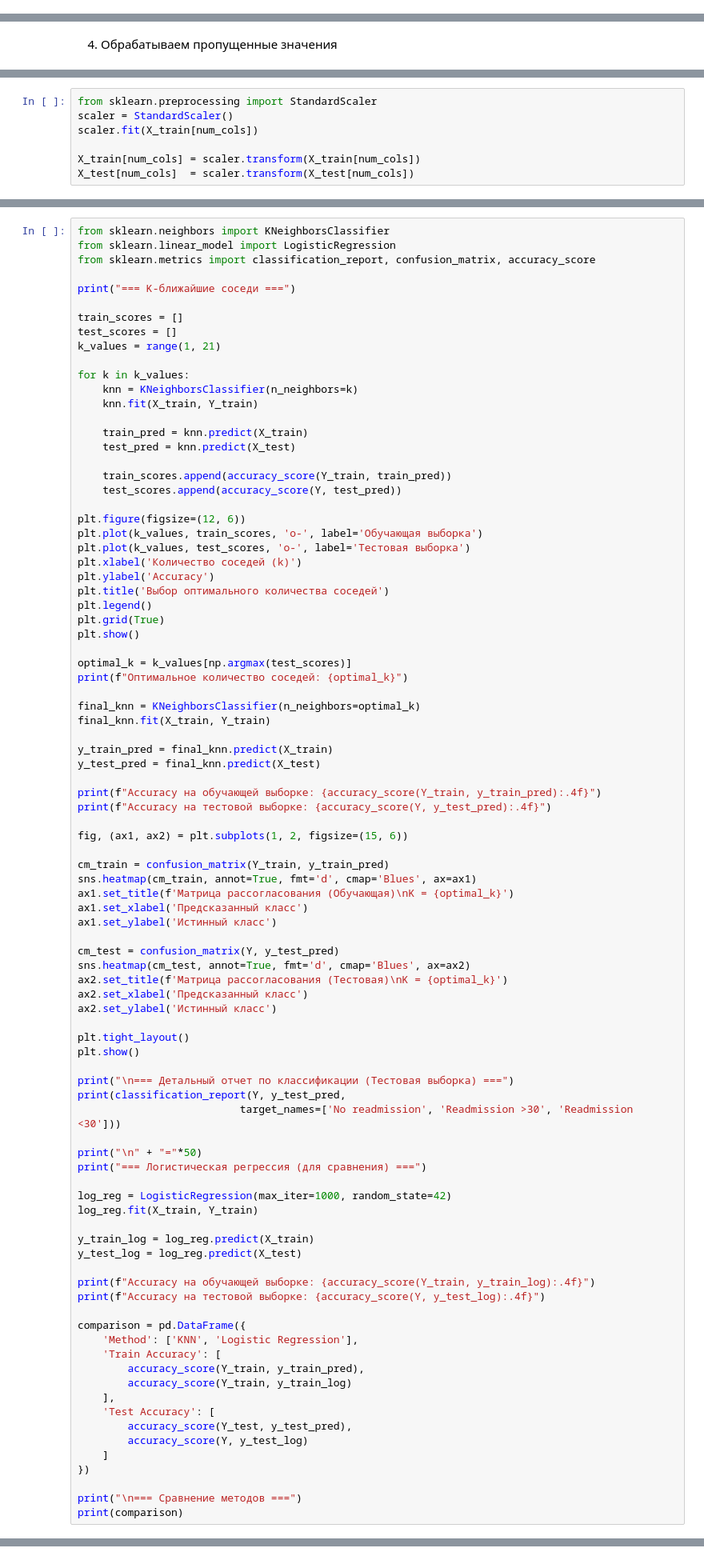
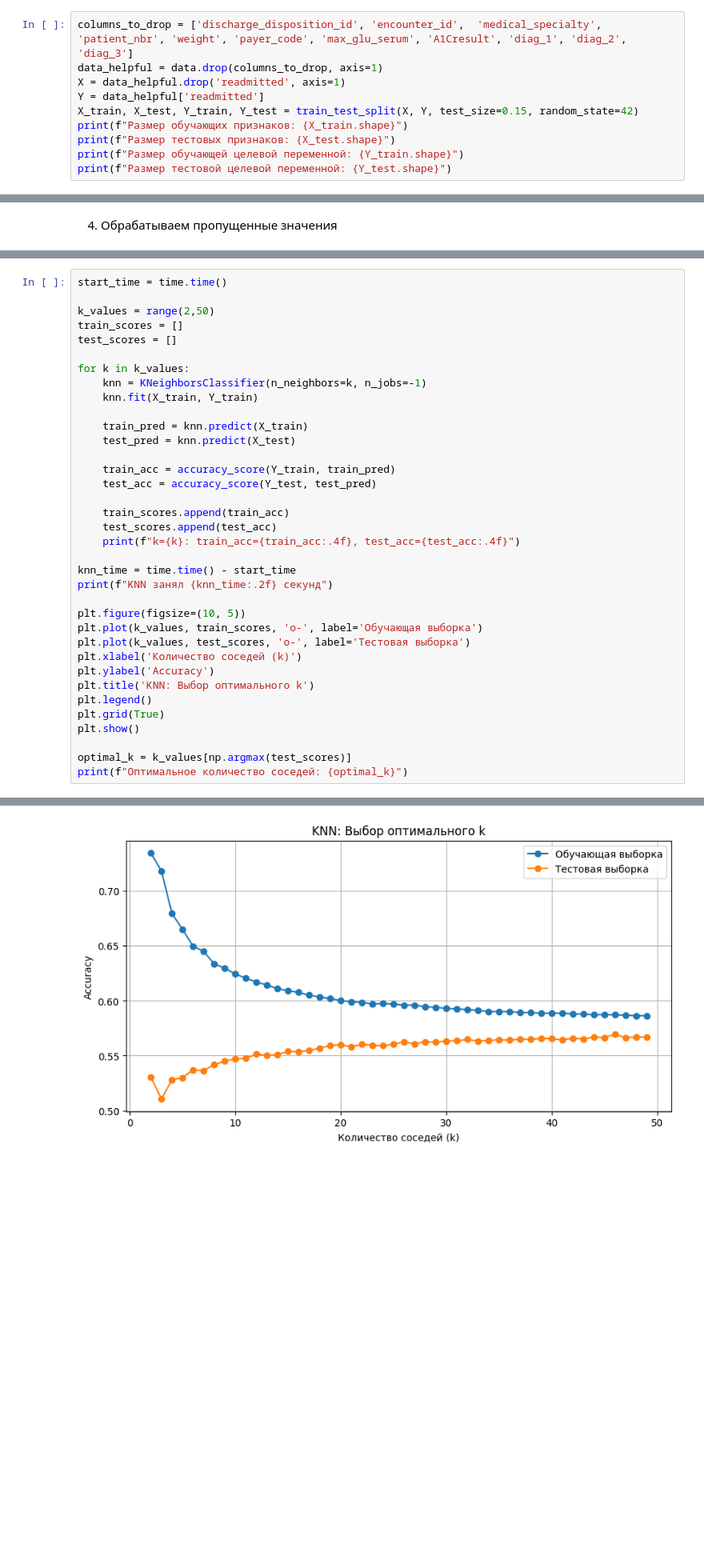
Before and after one commit to Andrew-Kop/ML_labs, a Jupyter notebook: ML_HW_1.ipynb, the cells around one changed output, grey strips where cells are left out. Shown at 80% size. Cells and saved outputs as stored; diff of their text form; blank space fills up the shorter version.

```diff
--- a/ML_HW_1.ipynb
+++ b/ML_HW_1.ipynb
@@ -149,0 +86,10 @@ Index(['race', 'gender', 'age', 'admission_type_id',
+# %%
+columns_to_drop = ['discharge_disposition_id', 'encounter_id',  'medical_specialty', 'patient_nbr', 'weight', 'payer_code', 'max_glu_serum', 'A1Cresult', 'diag_1', 'diag_2', 'diag_3']
+data_helpful = data.drop(columns_to_drop, axis=1)
+X = data_helpful.drop('readmitted', axis=1)
+Y = data_helpful['readmitted']
+X_train, X_test, Y_train, Y_test = train_test_split(X, Y, test_size=0.15, random_state=42)
+print(f"Размер обучающих признаков: {X_train.shape}")
+print(f"Размер тестовых признаков: {X_test.shape}")
+print(f"Размер обучающей целевой переменной: {Y_train.shape}")
+print(f"Размер тестовой целевой переменной: {Y_test.shape}")
@@ -464,7 +331,0 @@ print("Форма X_test:", X_test.shape)
-# %%
-from sklearn.preprocessing import StandardScaler
-scaler = StandardScaler()
-scaler.fit(X_train[num_cols])
-
-X_train[num_cols] = scaler.transform(X_train[num_cols])
-X_test[num_cols]  = scaler.transform(X_test[num_cols])
@@ -473,91 +456,37 @@ X_test[num_cols]  = scaler.transform(X_test[num_cols])
 # %%
-from sklearn.neighbors import KNeighborsClassifier
-from sklearn.linear_model import LogisticRegression
-from sklearn.metrics import classification_report, confusion_matrix, accuracy_score
+start_time = time.time()
 
-print("=== K-ближайшие соседи ===")
-
+k_values = range(2,50)
 train_scores = []
 test_scores = []
-k_values = range(1, 21)
 
 for k in k_values:
-    knn = KNeighborsClassifier(n_neighbors=k)
+    knn = KNeighborsClassifier(n_neighbors=k, n_jobs=-1)
     knn.fit(X_train, Y_train)
 
     train_pred = knn.predict(X_train)
     test_pred = knn.predict(X_test)
 
-    train_scores.append(accuracy_score(Y_train, train_pred))
-    test_scores.append(accuracy_score(Y, test_pred))
+    train_acc = accuracy_score(Y_train, train_pred)
+    test_acc = accuracy_score(Y_test, test_pred)
 
-plt.figure(figsize=(12, 6))
+    train_scores.append(train_acc)
+    test_scores.append(test_acc)
+    print(f"k={k}: train_acc={train_acc:.4f}, test_acc={test_acc:.4f}")
+
+knn_time = time.time() - start_time
+print(f"KNN занял {knn_time:.2f} секунд")
+
+plt.figure(figsize=(10, 5))
 plt.plot(k_values, train_scores, 'o-', label='Обучающая выборка')
 plt.plot(k_values, test_scores, 'o-', label='Тестовая выборка')
 plt.xlabel('Количество соседей (k)')
 plt.ylabel('Accuracy')
-plt.title('Выбор оптимального количества соседей')
+plt.title('KNN: Выбор оптимального k')
 plt.legend()
 plt.grid(True)
 plt.show()
 
 optimal_k = k_values[np.argmax(test_scores)]
 print(f"Оптимальное количество соседей: {optimal_k}")
-
-final_knn = KNeighborsClassifier(n_neighbors=optimal_k)
-final_knn.fit(X_train, Y_train)
-
-y_train_pred = final_knn.predict(X_train)
-y_test_pred = final_knn.predict(X_test)
-
-print(f"Accuracy на обучающей выборке: {accuracy_score(Y_train, y_train_pred):.4f}")
-print(f"Accuracy на тестовой выборке: {accuracy_score(Y, y_test_pred):.4f}")
-
-fig, (ax1, ax2) = plt.subplots(1, 2, figsize=(15, 6))
-
-cm_train = confusion_matrix(Y_train, y_train_pred)
-sns.heatmap(cm_train, annot=True, fmt='d', cmap='Blues', ax=ax1)
-ax1.set_title(f'Матрица рассогласования (Обучающая)\nK = {optimal_k}')
-ax1.set_xlabel('Предсказанный класс')
-ax1.set_ylabel('Истинный класс')
-
-cm_test = confusion_matrix(Y, y_test_pred)
-sns.heatmap(cm_test, annot=True, fmt='d', cmap='Blues', ax=ax2)
-ax2.set_title(f'Матрица рассогласования (Тестовая)\nK = {optimal_k}')
-ax2.set_xlabel('Предсказанный класс')
-ax2.set_ylabel('Истинный класс')
-
-plt.tight_layout()
-plt.show()
-
-print("\n=== Детальный отчет по классификации (Тестовая выборка) ===")
-print(classification_report(Y, y_test_pred,
-                          target_names=['No readmission', 'Readmission >30', 'Readmission <30']))
-
-print("\n" + "="*50)
-print("=== Логистическая регрессия (для сравнения) ===")
-
-log_reg = LogisticRegression(max_iter=1000, random_state=42)
-log_reg.fit(X_train, Y_train)
-
-y_train_log = log_reg.predict(X_train)
-y_test_log = log_reg.predict(X_test)
-
-print(f"Accuracy на обучающей выборке: {accuracy_score(Y_train, y_train_log):.4f}")
-print(f"Accuracy на тестовой выборке: {accuracy_score(Y, y_test_log):.4f}")
-
-comparison = pd.DataFrame({
-    'Method': ['KNN', 'Logistic Regression'],
-    'Train Accuracy': [
-        accuracy_score(Y_train, y_train_pred),
-        accuracy_score(Y_train, y_train_log)
-    ],
-    'Test Accuracy': [
-        accuracy_score(Y_test, y_test_pred),
-        accuracy_score(Y, y_test_log)
-    ]
-})
-
-print("\n=== Сравнение методов ===")
-print(comparison)
 # %% [output]
@@ -564,0 +510 @@ print(comparison)
+[figure, added]
```
Also changed, not shown: parts of 33 cells of this notebook.
